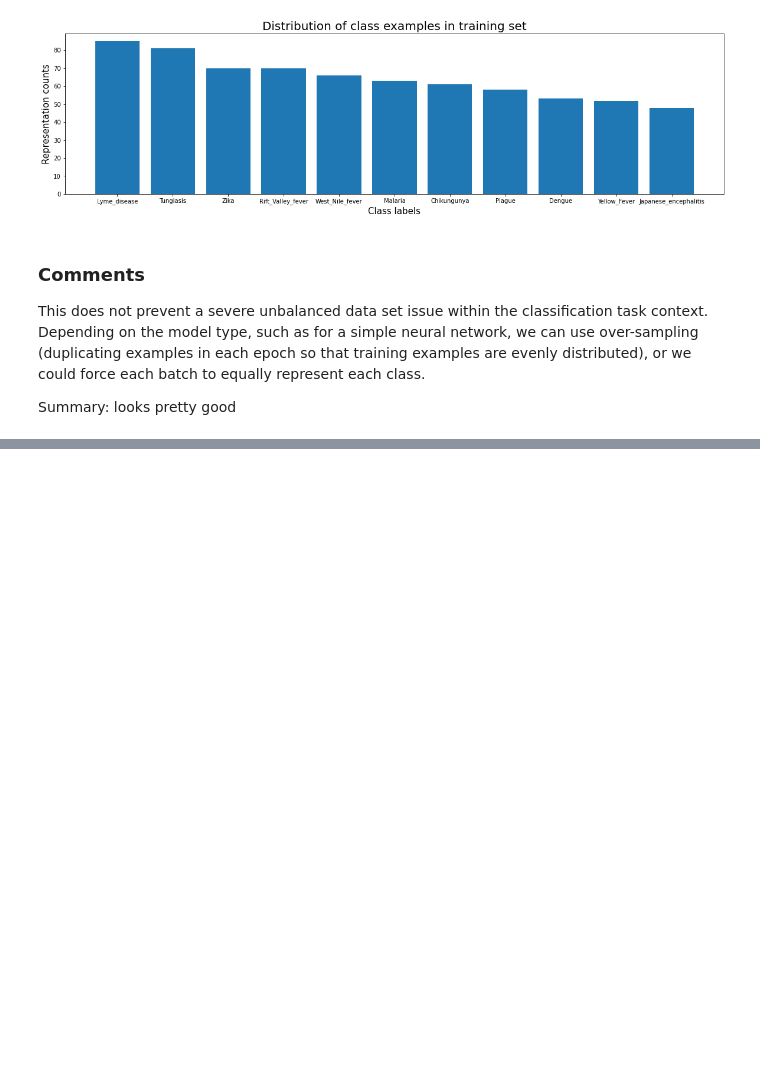
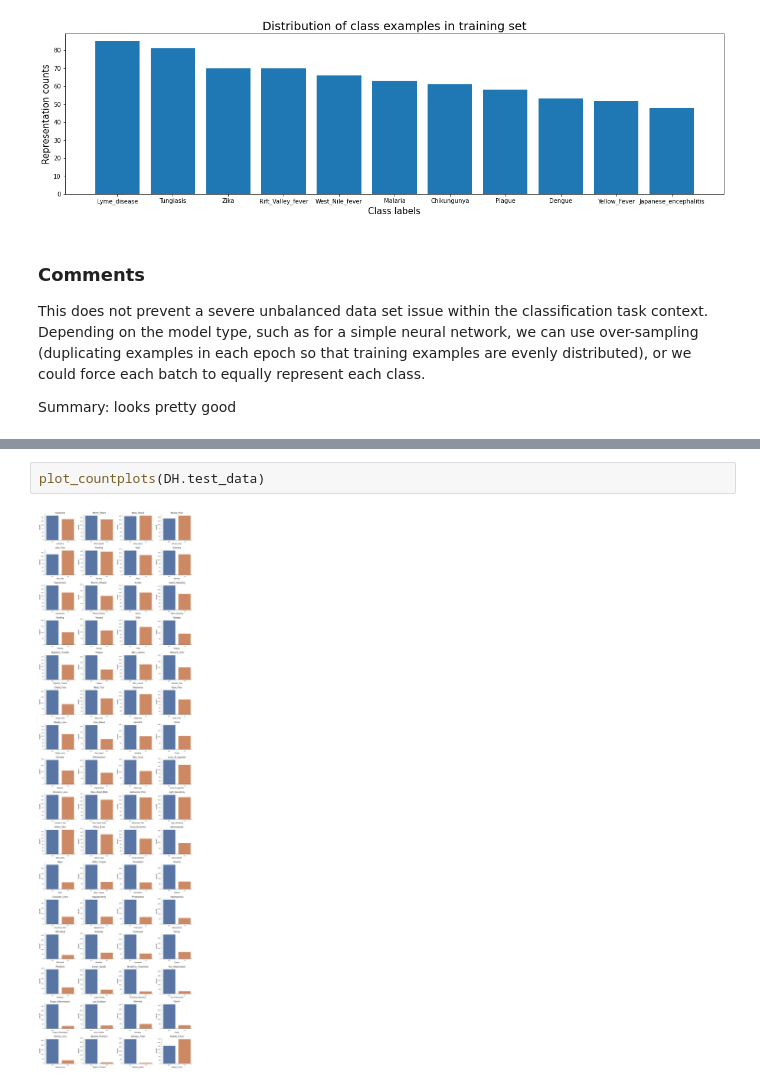
Before and after one commit to AmirMoazzami/207_final_project, a Jupyter notebook: Gray_initial_work_6_27_23_001.ipynb, the cells around one changed output, grey strips where cells are left out. Drawn from its saved outputs; the diff is of its cells as text; blank space fills up the shorter version.

```diff
--- a/Gray_initial_work_6_27_23_001.ipynb
+++ b/Gray_initial_work_6_27_23_001.ipynb
@@ -49,0 +56,4 @@ plot_countplots(DH.train_data, )
+# %%
+plot_countplots(DH.test_data)
+# %% [output]
+[figure, added]
```
Also changed, not shown: parts of 2 cells of this notebook.
